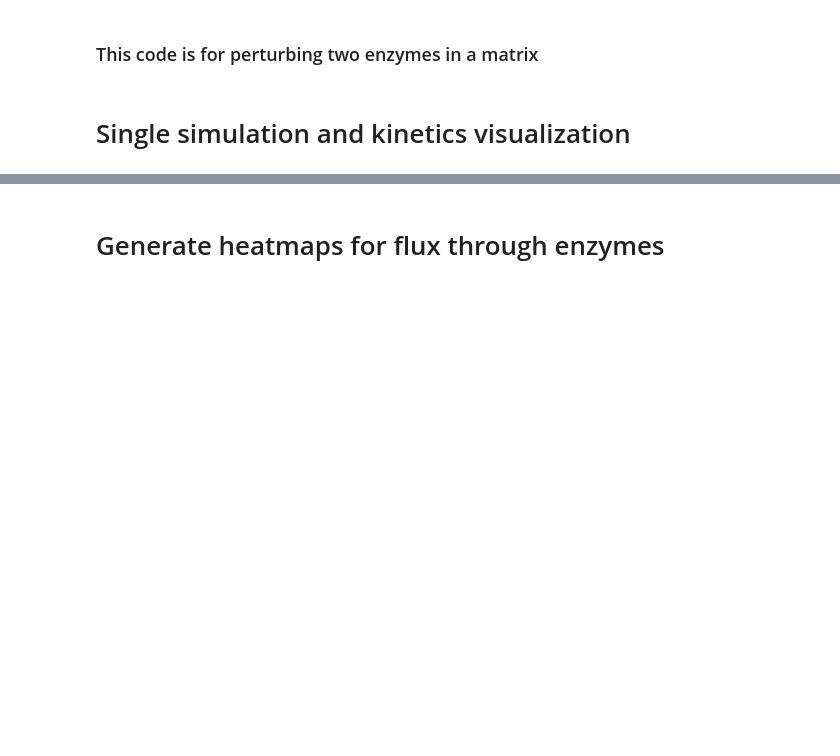
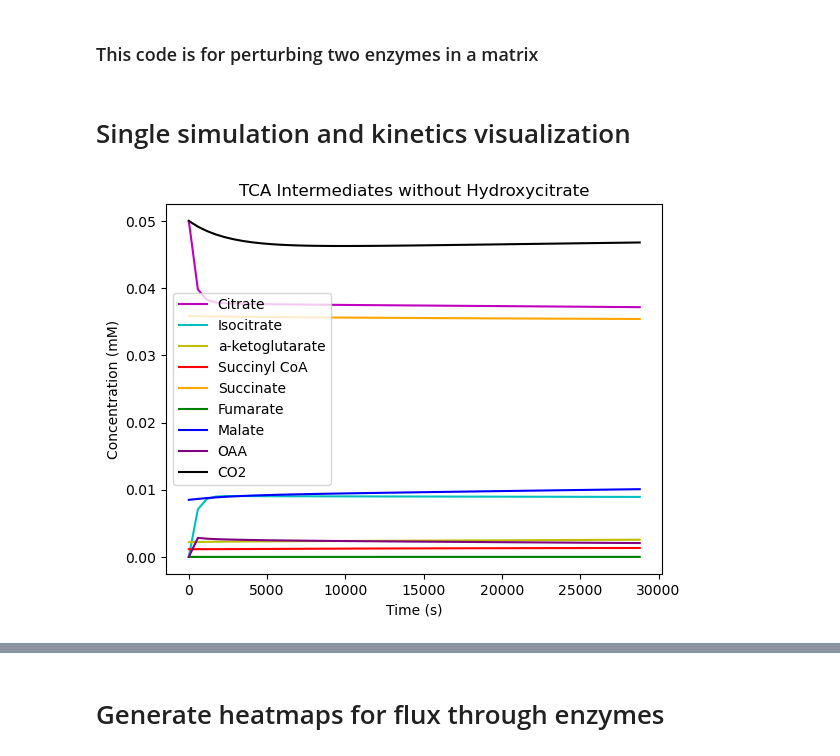
Before and after one commit to carothersresearch/ECFERS, a Jupyter notebook: notebooks/MC_run_and_vis.ipynb, the cells around one changed output, grey strips where cells are left out. Saved outputs shown, nothing was run; the diff lists cells and outputs as text; code cells hidden in the pictures; blank space fills up the shorter version.

```diff
--- a/notebooks/MC_run_and_vis.ipynb
+++ b/notebooks/MC_run_and_vis.ipynb
@@ -76,6 +76,20 @@ with open('src/frenda_brenda/Files/SBML models/240604MC_rGS.txt', 'r') as f:
 
 r_rGS  = te.loada(antimony)
 r_rGS.exportToSBML('src/frenda_brenda/Files/SBML models/240604MC_rGS.sbml', current=False)
+# %%
+# Only need to run this the first time to make the model
+model_species = pd.read_csv('src/frenda_brenda/Files/CCNs/SpeciesBaseMechanism_VN_HCT.csv')
+model_rxns = pd.read_csv('src/frenda_brenda/Files/CCNs/Reaction_VN_HCT.csv')
+
+modelfile = 'src/frenda_brenda/Files/SBML models/240709MC_VN_HCT.txt'
+myModel = ModelBuilder(model_species, model_rxns)
+myModel.saveModel(modelfile)
+
+with open('src/frenda_brenda/Files/SBML models/240709MC_VN_HCT.txt', 'r') as f:
+    antimony = f.read()
+
+r_VNHCT = te.loada(antimony)
+r_VNHCT.exportToSBML('src/frenda_brenda/Files/SBML models/240709MC_VN_HCT.sbml', current=False)
 # %%
 with open('src/frenda_brenda/Files/SBML models/240618MC_metab_biosyn.txt', 'r') as f:
     antimony = f.read()
@@ -315,33 +338,32 @@ plt.xlabel("Time (s)")
 plt.ylabel("Concentration (mM)")
 plt.show()
 # %%
-# Choose values of model to pull and visualize
-# time_base = result_base['time']
-# mal_base = result_base['[C00149]']
-# nadp_base = result_base['[C00006]']
-# nadph_base = result_base['[C00005]']
-# nad_base = result_base['[C00003]']
-# nadh_base = result_base['[C00004]']
-
 time_biosyn = result_VN['time']
 
+citrate = result_VN['[C00158]']
+isocitrate = result_VN['[C00311]']
+aketoglutarate = result_VN['[C00026]']
+succcoa = result_VN['[C00091]']
+succ = result_VN['[C00042]']
+fum = result_VN['[C00122]']
 malate = result_VN['[C00149]']
-# atp = result_VN['[C00002]']
-# utp = result_VN['[C00075]']
-# ctp = result_VN['[C00063]']
-# gtp = result_VN['[C00044]']
-# amp = result_VN['[C00020]']
-# ntp = result_VN['[C00201]']
+oaa = result_VN['[C00036]']
+co2 = result_VN['[C00011]']
 
-plt.plot(time_biosyn, malate, 'm', label = "Malate")
-# plt.plot(time_biosyn, utp, 'c', label = "UTP")
-# plt.plot(time_biosyn, ctp, 'y', label = "CTP")
-# plt.plot(time_biosyn, gtp, 'g', label = "GTP")
-# plt.plot(time_biosyn, amp, 'b', label = "AMP")
-# plt.plot(time_biosyn, ntp, 'k', label = "NTP")
+plt.plot(time_biosyn, citrate, 'm', label = "Citrate")
+plt.plot(time_biosyn, isocitrate, 'c', label = "Isocitrate")
+plt.plot(time_biosyn, aketoglutarate, 'y', label = "a-ketoglutarate")
+plt.plot(time_biosyn, succcoa, 'r', label = "Succinyl CoA")
+plt.plot(time_biosyn, succ, 'orange', label = "Succinate")
+plt.plot(time_biosyn, fum, 'g', label = "Fumarate")
+plt.plot(time_biosyn, malate, 'b', label = "Malate")
+plt.plot(time_biosyn, oaa, 'purple', label = "OAA")
+plt.plot(time_biosyn, co2, 'black', label = "CO2")
 
 plt.legend()
-plt.title("Nucleotide Tri/Mono-Phosphates without TXTL Enzymes")
+plt.title("TCA Intermediates without Hydroxycitrate")
 plt.xlabel("Time (s)")
 plt.ylabel("Concentration (mM)")
 plt.show()
+# %% [output]
+[figure, added]
```
Also changed, not shown: parts of 18 cells of this notebook.
